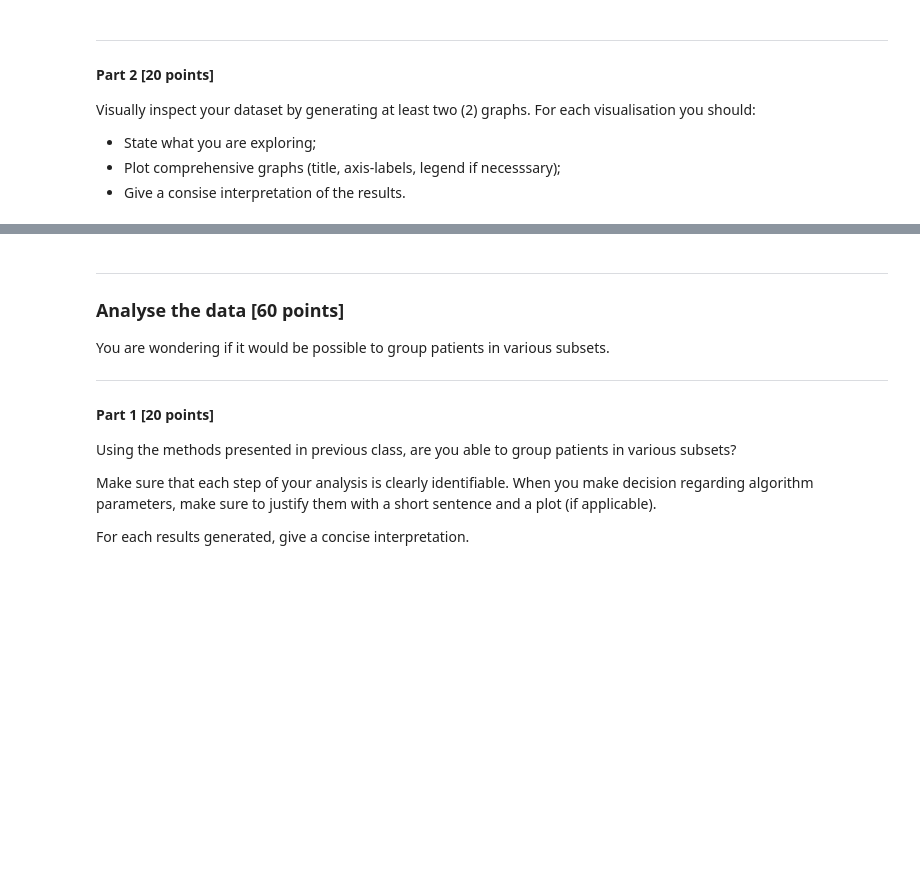
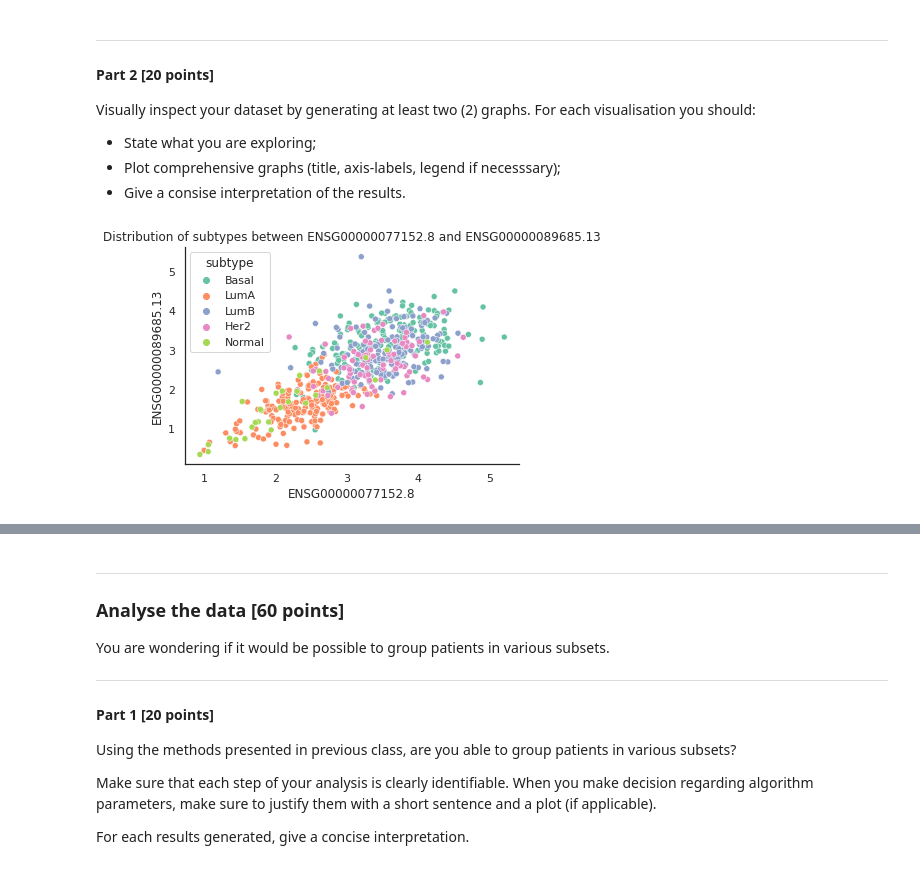
Before and after one commit to LaurenceCote/BIM6065, a Jupyter notebook: data_analysis_3.ipynb, the cells around one changed output, grey strips where cells are left out. Saved outputs shown, nothing was run; the diff lists cells and outputs as text; code cells hidden in the pictures; blank space fills up the shorter version.

```diff
--- a/data_analysis_3.ipynb
+++ b/data_analysis_3.ipynb
@@ -271,0 +274,6 @@ Visually inspect your dataset by generating at least two (2) graphs. For each vi
+# %%
+sns.scatterplot(data=BC, x="ENSG00000077152.8", y="ENSG00000089685.13", hue="subtype")
+plt.title("Distribution of subtypes between ENSG00000077152.8 and ENSG00000089685.13")
+sns.despine()
+# %% [output]
+[figure, added]
```
Also changed, not shown: parts of 15 cells of this notebook.
